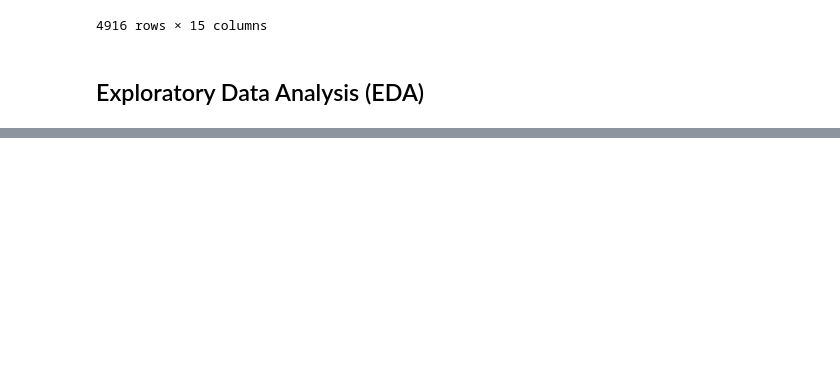
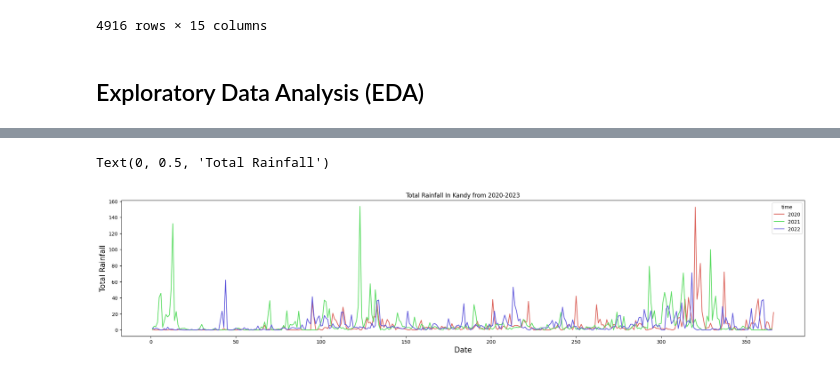
Before and after one commit to Vidusahan/sri-lanka-weather-analysis, a Jupyter notebook: notebooks/data_cleaning_&_eda.ipynb, the cells around one changed output, grey strips where cells are left out. Drawn from its saved outputs; the diff is of its cells as text; code cells hidden in the pictures; blank space fills up the shorter version.

```diff
--- a/notebooks/data_cleaning_&_eda.ipynb
+++ b/notebooks/data_cleaning_&_eda.ipynb
@@ -332,0 +369,14 @@ plt.show()
+# %%
+R = weather_kandy.loc['2020-01-01':'2022-12-31']['rainfall']
+fig = plt.subplots(figsize=(25, 5))
+palette = sns.color_palette("hls", 3)
+sns.lineplot(x=R.index.dayofyear,
+             y=R,
+             hue=R.index.year,
+            palette=palette,);
+plt.title('Total Rainfall In Kandy from 2020-2023')
+plt.xlabel('Date', fontsize=15)
+plt.ylabel('Total Rainfall', fontsize=15)
+# %% [output]
+Text(0, 0.5, 'Total Rainfall')
+[figure, added]
```
Also changed, not shown: parts of 17 cells of this notebook.
